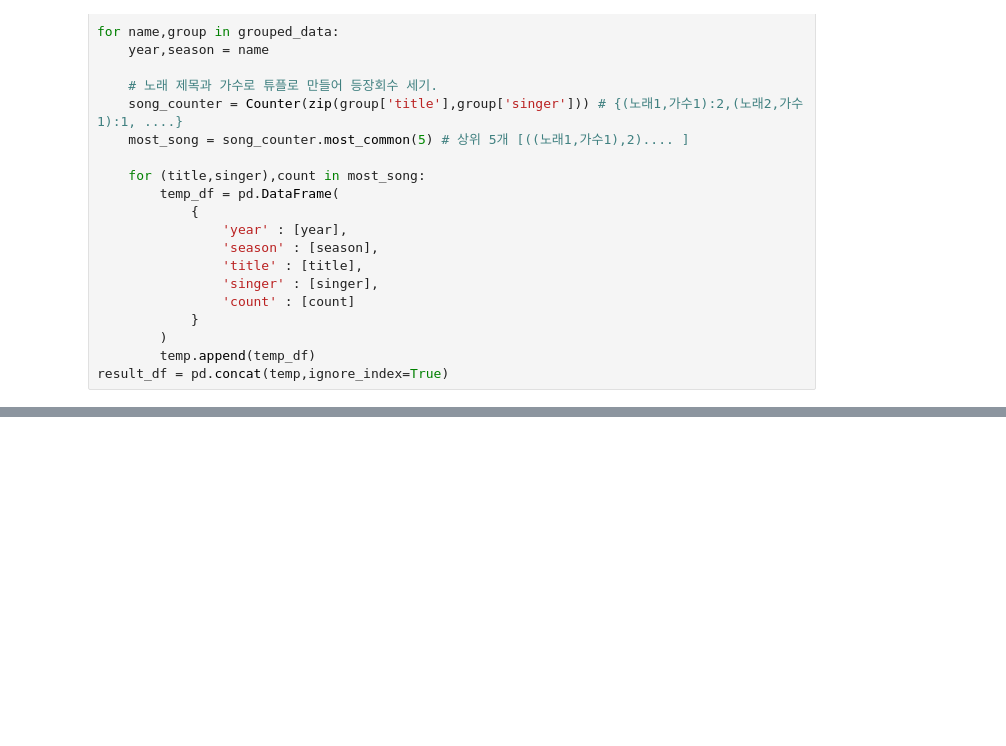
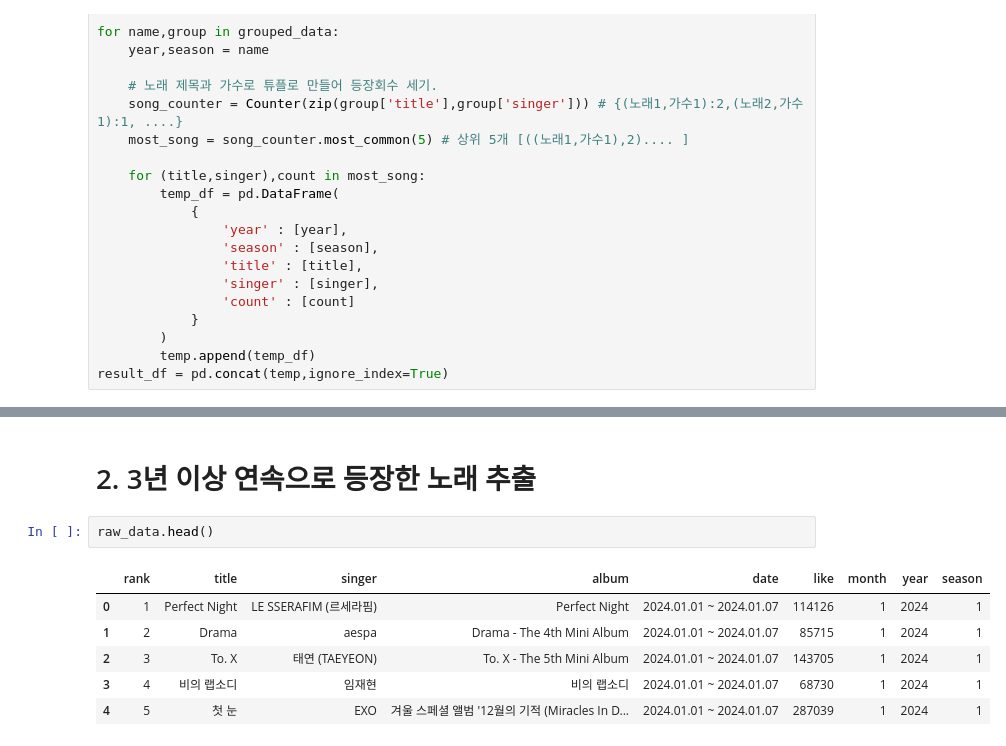
Before and after one commit to zjacom/Seasonal-songs, a Jupyter notebook: best5_elements.ipynb, the cells around one changed output, grey strips where cells are left out. Saved outputs shown, nothing was run; the diff lists cells and outputs as text; blank space fills up the shorter version.

```diff
--- a/best5_elements.ipynb
+++ b/best5_elements.ipynb
@@ -86,0 +100,11 @@ result_df
+# %% [markdown]
+# 2. 3년 이상 연속으로 등장한 노래 추출
+# %%
+raw_data.head()
+# %% [output]
+|  | rank | title | singer | album | date | like | month | year | season |
+| 0 | 1 | Perfect Night | LE SSERAFIM (르세라핌) | Perfect Night | 2024.01.01 ~ 2024.01.07 | 114126 | 1 | 2024 | 1 |
+| 1 | 2 | Drama | aespa | Drama - The 4th Mini Album | 2024.01.01 ~ 2024.01.07 | 85715 | 1 | 2024 | 1 |
+| 2 | 3 | To. X | 태연 (TAEYEON) | To. X - The 5th Mini Album | 2024.01.01 ~ 2024.01.07 | 143705 | 1 | 2024 | 1 |
+| 3 | 4 | 비의 랩소디 | 임재현 | 비의 랩소디 | 2024.01.01 ~ 2024.01.07 | 68730 | 1 | 2024 | 1 |
+| 4 | 5 | 첫 눈 | EXO | 겨울 스페셜 앨범 '12월의 기적 (Miracles In D... | 2024.01.01 ~ 2024.01.07 | 287039 | 1 | 2024 | 1 |
```
Also changed, not shown: parts of 17 cells of this notebook.
